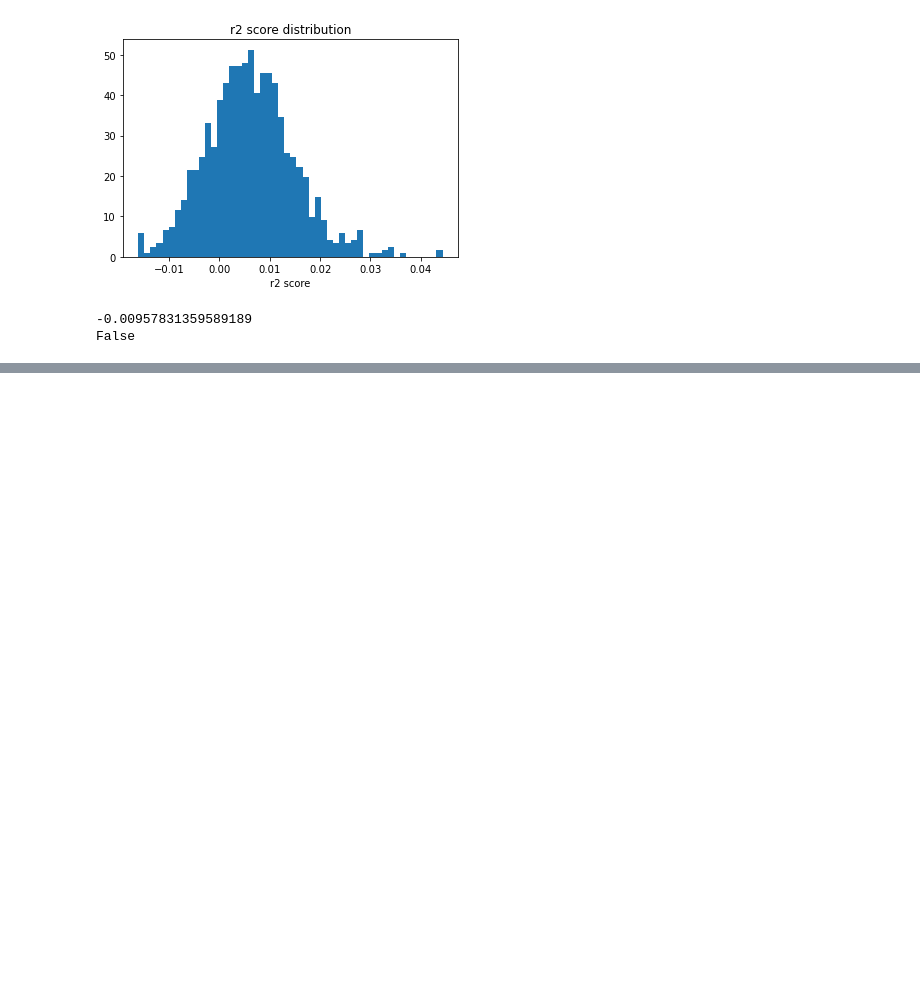
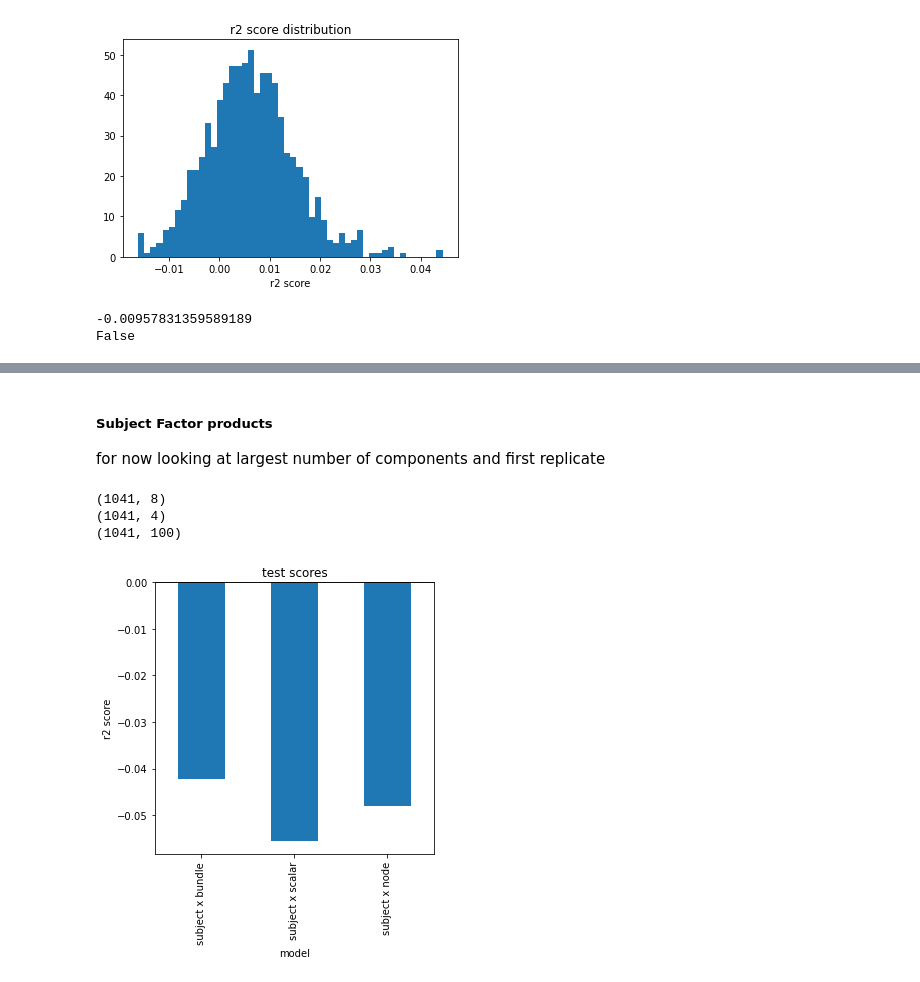
Before and after one commit to bloomdt-uw/callosum_microstructure, a Jupyter notebook: HCP-YA-TCA.ipynb, the cells around one changed output, grey strips where cells are left out. Cells and saved outputs as stored; diff of their text form; code cells hidden in the pictures; blank space fills up the shorter version.

```diff
--- a/HCP-YA-TCA.ipynb
+++ b/HCP-YA-TCA.ipynb
@@ -611,0 +790,27 @@ _get_behavioral(bucket='hcp.afq', numeric=True, normalize=False)['ReadEng_Unadj'
+# %% [markdown]
+##### Subject Factor products
+
+for now looking at largest number of components and first replicate
+# %%
+import numpy as np
+factor_product_results = []
+for i in [1, 2, 3]:
+    factor_product = np.dot(_ensemble.factors(29)[0].factors[0], _ensemble.factors(29)[0].factors[i].T)
+#     print(factor_product.shape)
+    factor_product_results.append(_xgb(
+        pd.DataFrame(factor_product),
+        _get_behavioral(bucket='hcp.afq', numeric=True, normalize=False)['ReadEng_Unadj']
+    ))
+
+factor_product_results_df = pd.concat(factor_product_results, axis=1, keys=['subject x bundle', 'subject x scalar', 'subject x node'])
+factor_product_results_df.T['test score'].plot.bar(figsize=(5,5))
+plt.axhline(y=0, c="black")
+plt.title('test scores')
+plt.xlabel('model')
+plt.ylabel('r2 score')
+plt.show()
+# %% [output]
+(1041, 8)
+(1041, 4)
+(1041, 100)
+[figure, added]
```
Also changed, not shown: parts of 22 cells of this notebook, 2 other files.
